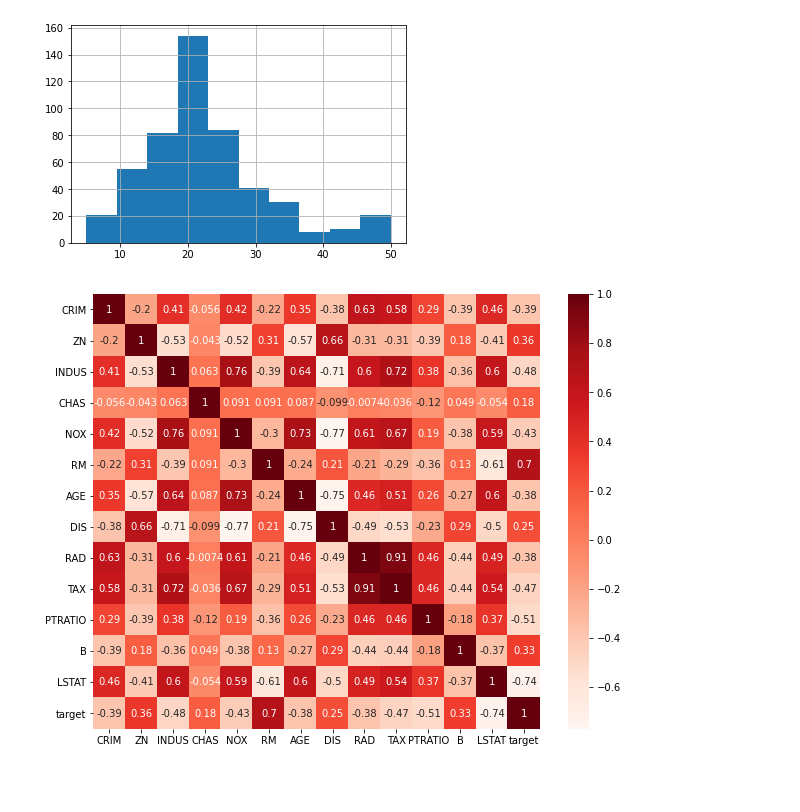
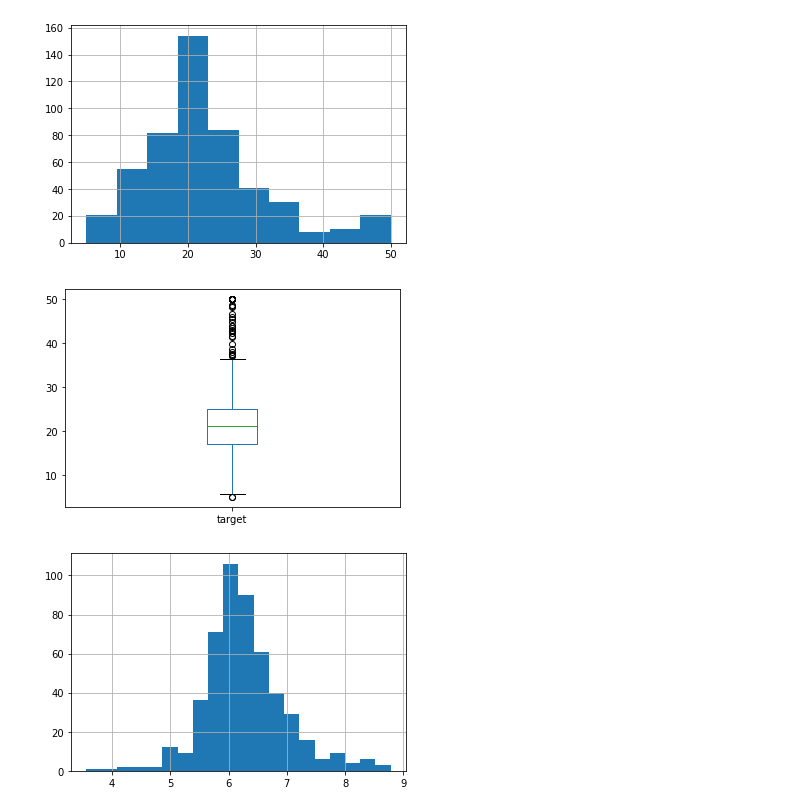
Before and after one commit to ralsouza/machine_learning, a Jupyter notebook: notebooks/01_simple_linear_regression.ipynb, the cells around one changed output. Cells and saved outputs as stored; diff of their text form; code cells hidden in the pictures; blank space fills up the shorter version.

```diff
--- a/notebooks/01_simple_linear_regression.ipynb
+++ b/notebooks/01_simple_linear_regression.ipynb
@@ -66,11 +66,13 @@ dataset["target"].hist(bins=10)
 plt.show()
 # %% [output]
 [figure]
-# %%
-#Using Pearson Correlation
-plt.figure(figsize=(10,8))
-cor = dataset.corr()
-sns.heatmap(cor, annot=True, cmap=plt.cm.Reds)
-plt.show()
-# %% [output]
-[figure, removed]
+# %%
+dataset["target"].plot(kind="box")
+plt.show()
+# %% [output]
+[figure, added]
+# %%
+dataset["RM"].hist(bins=20)
+plt.show()
+# %% [output]
+[figure, added]
```
Also changed, not shown: parts of 7 cells of this notebook.
